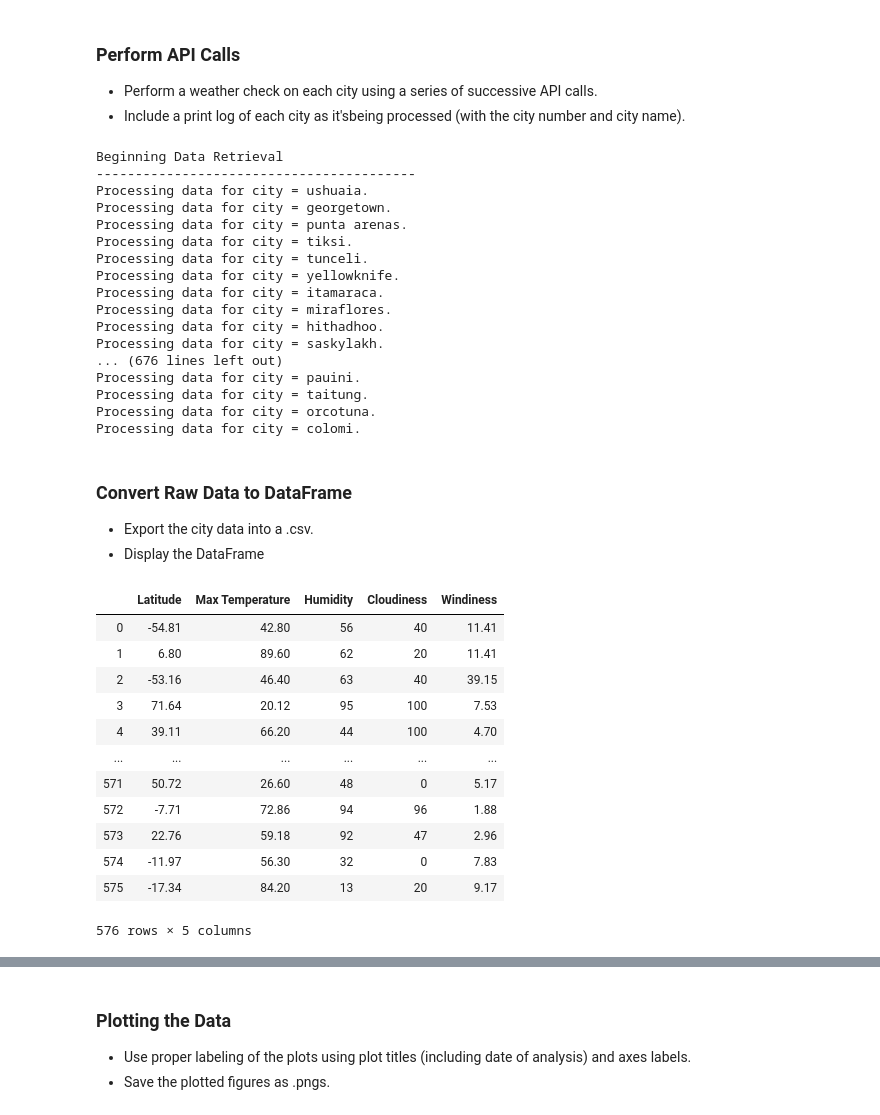
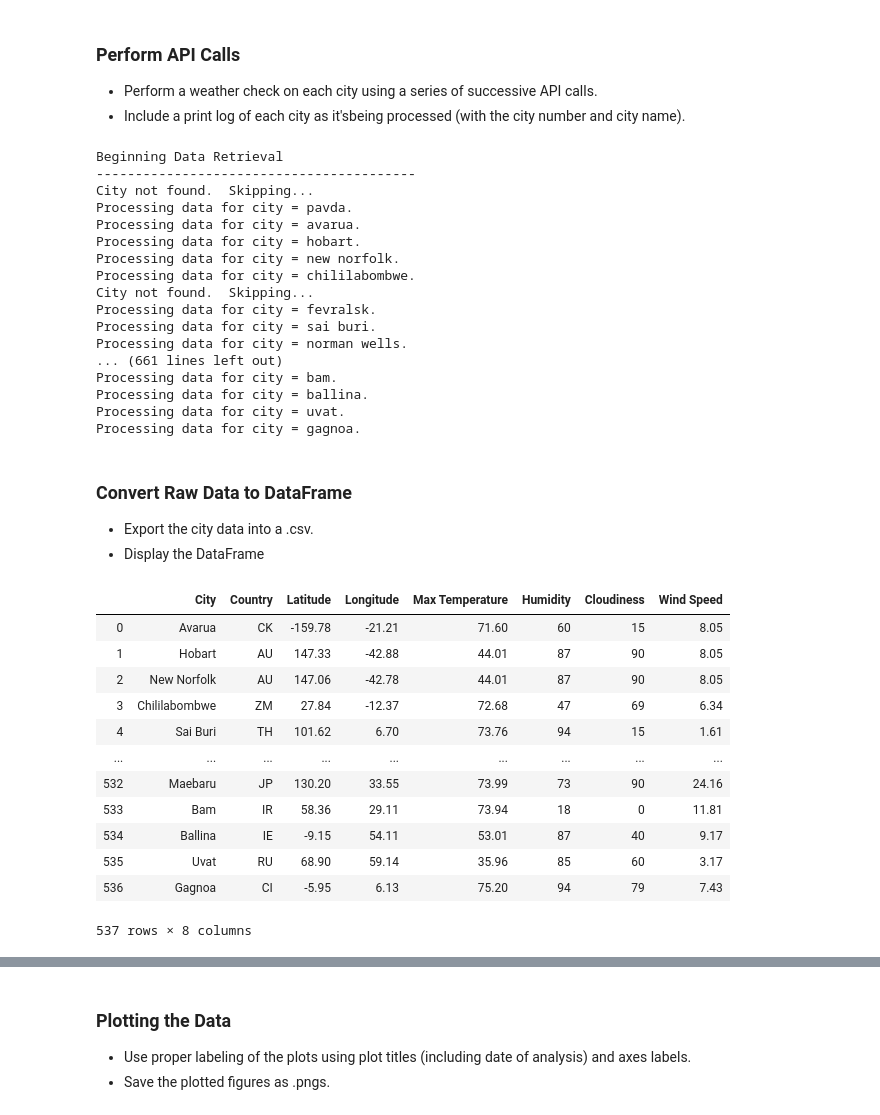
Before and after one commit to jbell69/python-api-challenge, a Jupyter notebook: WeatherPy/WeatherPy.ipynb, the cells around one changed output, grey strips where cells are left out. Cells and saved outputs as stored; diff of their text form; code cells hidden in the pictures.

```diff
--- a/WeatherPy/WeatherPy.ipynb
+++ b/WeatherPy/WeatherPy.ipynb
@@ -60,14 +60,14 @@ units = "imperial"
 
 query_url = url + "APPID=" + api_key + "&units=" + units + "&q="
 
+name = []
+country = []
 lat = []
+long = []
 temp_max = []
 humidity = []
 cloudiness = []
-windiness = []
-
-#cities = ['Paris','Moscow','New York','Minneapolis','Bismarck','Casper','Denver','Sydney','Portland']
-#city = []
+windspeed = []
 
 
 print('Beginning Data Retrieval')
@@ -85,11 +85,14 @@ for city in cities:
     weather_json = weather_response.json()
 
     try:
-        lat.append(weather_json['coord']['lat'])
+        name.append(weather_json['name'])
+        country.append(weather_json['sys']['country'])
+        lat.append(weather_json['coord']['lon'])
+        long.append(weather_json['coord']['lat'])
         temp_max.append(weather_json['main']['temp_max'])
         humidity.append(weather_json['main']['humidity'])
         cloudiness.append(weather_json['clouds']['all'])
-        windiness.append(weather_json['wind']['speed'])
+        windspeed.append(weather_json['wind']['speed'])
 
     except KeyError:
         print("City not found.  Skipping... ")
@@ -98,44 +101,45 @@ for city in cities:
 # %% [output]
 Beginning Data Retrieval
 -----------------------------------------
-Processing data for city = ushuaia.
-Processing data for city = georgetown.
-Processing data for city = punta arenas.
-Processing data for city = tiksi.
-Processing data for city = tunceli.
-Processing data for city = yellowknife.
-Processing data for city = itamaraca.
-Processing data for city = miraflores.
-Processing data for city = hithadhoo.
-Processing data for city = saskylakh.
-... (676 lines left out)
-Processing data for city = pauini.
-Processing data for city = taitung.
-Processing data for city = orcotuna.
-Processing data for city = colomi.
+City not found.  Skipping...
+Processing data for city = pavda.
+Processing data for city = avarua.
+Processing data for city = hobart.
+Processing data for city = new norfolk.
+Processing data for city = chililabombwe.
+City not found.  Skipping...
+Processing data for city = fevralsk.
+Processing data for city = sai buri.
+Processing data for city = norman wells.
+... (661 lines left out)
+Processing data for city = bam.
+Processing data for city = ballina.
+Processing data for city = uvat.
+Processing data for city = gagnoa.
 # %% [markdown]
 ### Convert Raw Data to DataFrame
 * Export the city data into a .csv.
 * Display the DataFrame
 # %%
-weather_transposed = zip(lat,temp_max,humidity,cloudiness,windiness)
-weather_df = pd.DataFrame(weather_transposed, columns=['Latitude','Max Temperature',
-                                                       'Humidity','Cloudiness','Windiness'])
+weather_transposed = zip(name,country,lat,long,temp_max,humidity,cloudiness,windspeed)
+weather_df = pd.DataFrame(weather_transposed, columns=['City','Country','Latitude',
+                                                       'Longitude','Max Temperature',
+                                                       'Humidity','Cloudiness','Wind Speed'])
 
 weather_df.to_csv('city_data.csv')
 
 weather_df
 # %% [output]
-|  | Latitude | Max Temperature | Humidity | Cloudiness | Windiness |
-| 0 | -54.81 | 42.80 | 56 | 40 | 11.41 |
-| 1 | 6.80 | 89.60 | 62 | 20 | 11.41 |
-| 2 | -53.16 | 46.40 | 63 | 40 | 39.15 |
-| 3 | 71.64 | 20.12 | 95 | 100 | 7.53 |
-| 4 | 39.11 | 66.20 | 44 | 100 | 4.70 |
-| ... | ... | ... | ... | ... | ... |
-| 571 | 50.72 | 26.60 | 48 | 0 | 5.17 |
-| 572 | -7.71 | 72.86 | 94 | 96 | 1.88 |
-| 573 | 22.76 | 59.18 | 92 | 47 | 2.96 |
-| 574 | -11.97 | 56.30 | 32 | 0 | 7.83 |
-| 575 | -17.34 | 84.20 | 13 | 20 | 9.17 |
+|  | City | Country | Latitude | Longitude | Max Temperature | Humidity | Cloudiness | Wind Speed |
+| 0 | Avarua | CK | -159.78 | -21.21 | 71.60 | 60 | 15 | 8.05 |
+| 1 | Hobart | AU | 147.33 | -42.88 | 44.01 | 87 | 90 | 8.05 |
+| 2 | New Norfolk | AU | 147.06 | -42.78 | 44.01 | 87 | 90 | 8.05 |
+| 3 | Chililabombwe | ZM | 27.84 | -12.37 | 72.68 | 47 | 69 | 6.34 |
+| 4 | Sai Buri | TH | 101.62 | 6.70 | 73.76 | 94 | 15 | 1.61 |
+| ... | ... | ... | ... | ... | ... | ... | ... | ... |
+| 532 | Maebaru | JP | 130.20 | 33.55 | 73.99 | 73 | 90 | 24.16 |
+| 533 | Bam | IR | 58.36 | 29.11 | 73.94 | 18 | 0 | 11.81 |
+| 534 | Ballina | IE | -9.15 | 54.11 | 53.01 | 87 | 40 | 9.17 |
+| 535 | Uvat | RU | 68.90 | 59.14 | 35.96 | 85 | 60 | 3.17 |
+| 536 | Gagnoa | CI | -5.95 | 6.13 | 75.20 | 94 | 79 | 7.43 |
-576 rows × 5 columns
+537 rows × 8 columns
```
Also changed, not shown: parts of 7 cells of this notebook, 6 other files.
